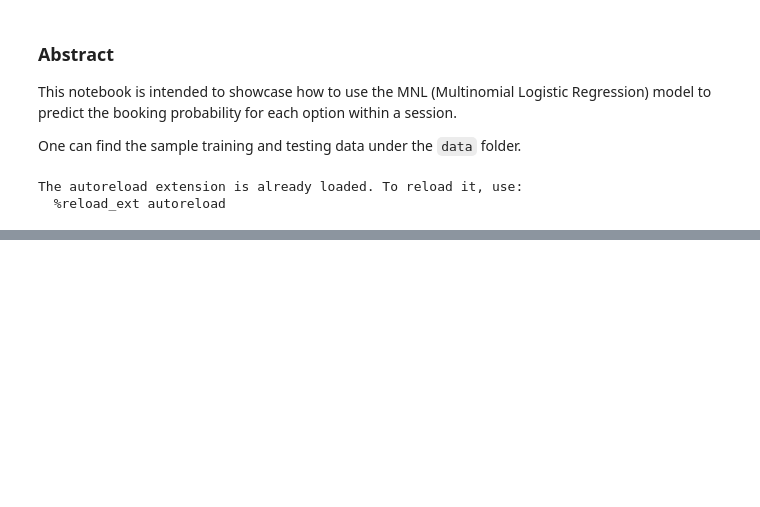
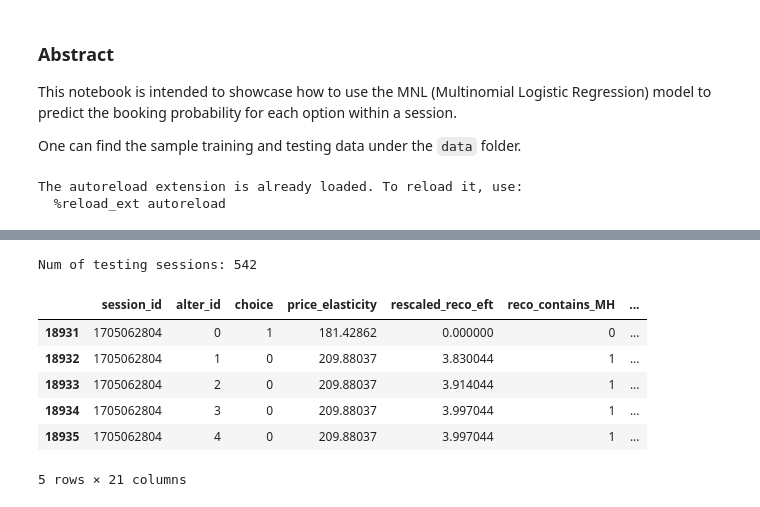
Before and after one commit to liaison/Multinomial-Logistic-Regression, a Jupyter notebook: demo.ipynb, the cells around one changed output, grey strips where cells are left out. Saved outputs shown, nothing was run; the diff lists cells and outputs as text; code cells hidden in the pictures; blank space fills up the shorter version.

```diff
--- a/demo.ipynb
+++ b/demo.ipynb
@@ -131,0 +160,15 @@ epoch: 5  loss: 129.5809260059052 best_loss: 129.84892685085276
+# %%
+df_test = pd.read_csv('data/test_SINBKK_RT_B.csv')
+
+test_results = test_model(model, df_test, TRAIN_CONFIG)
+
+test_results.head()
+# %% [output]
+Num of testing sessions: 542
+|  | session_id | alter_id | choice | price_elasticity | rescaled_reco_eft | reco_contains_MH | ... |
+| 18931 | 1705062804 | 0 | 1 | 181.42862 | 0.000000 | 0 | ... |
+| 18932 | 1705062804 | 1 | 0 | 209.88037 | 3.830044 | 1 | ... |
+| 18933 | 1705062804 | 2 | 0 | 209.88037 | 3.914044 | 1 | ... |
+| 18934 | 1705062804 | 3 | 0 | 209.88037 | 3.997044 | 1 | ... |
+| 18935 | 1705062804 | 4 | 0 | 209.88037 | 3.997044 | 1 | ... |
+5 rows × 21 columns
```
Also changed, not shown: parts of 5 cells of this notebook, 1 other file.
